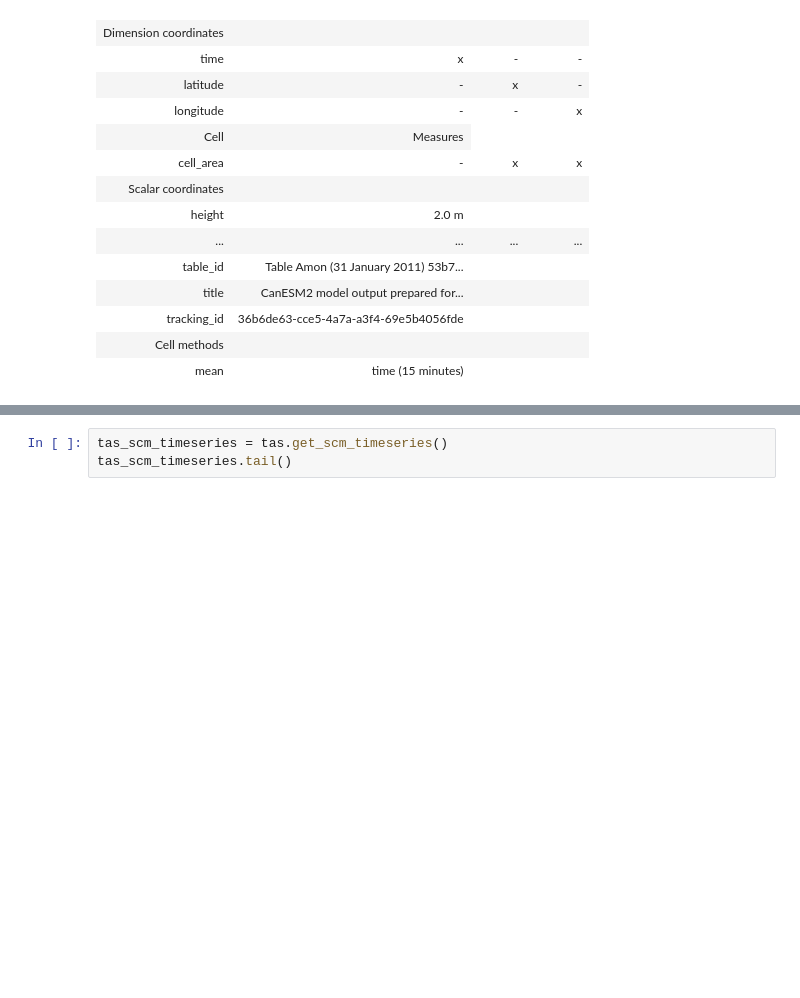
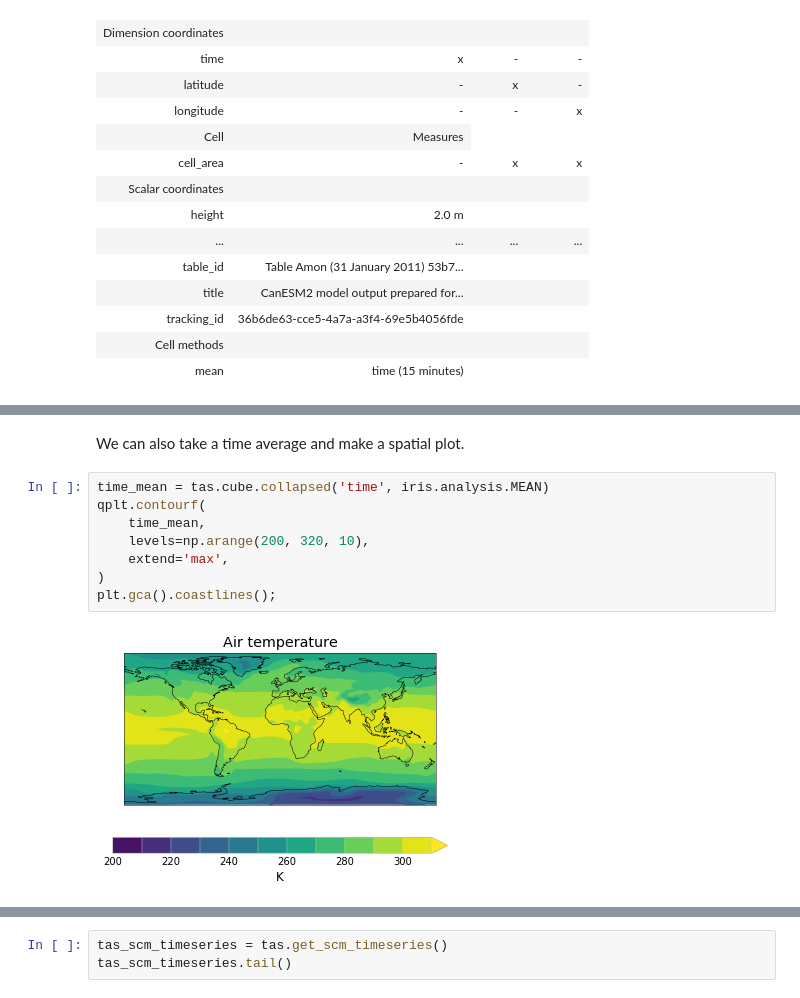
Before and after one commit to znicholls/netcdf-scm, a Jupyter notebook: notebooks/demo.ipynb, the cells around one changed output, grey strips where cells are left out. Drawn from its saved outputs; the diff is of its cells as text; blank space fills up the shorter version.

```diff
--- a/notebooks/demo.ipynb
+++ b/notebooks/demo.ipynb
@@ -107,0 +128,12 @@ tas.cube
+# %% [markdown]
+We can also take a time average and make a spatial plot.
+# %%
+time_mean = tas.cube.collapsed('time', iris.analysis.MEAN)
+qplt.contourf(
+    time_mean,
+    levels=np.arange(200, 320, 10),
+    extend='max',
+)
+plt.gca().coastlines();
+# %% [output]
+[figure, added]
```
Also changed, not shown: parts of 6 cells of this notebook, 8 other files.
